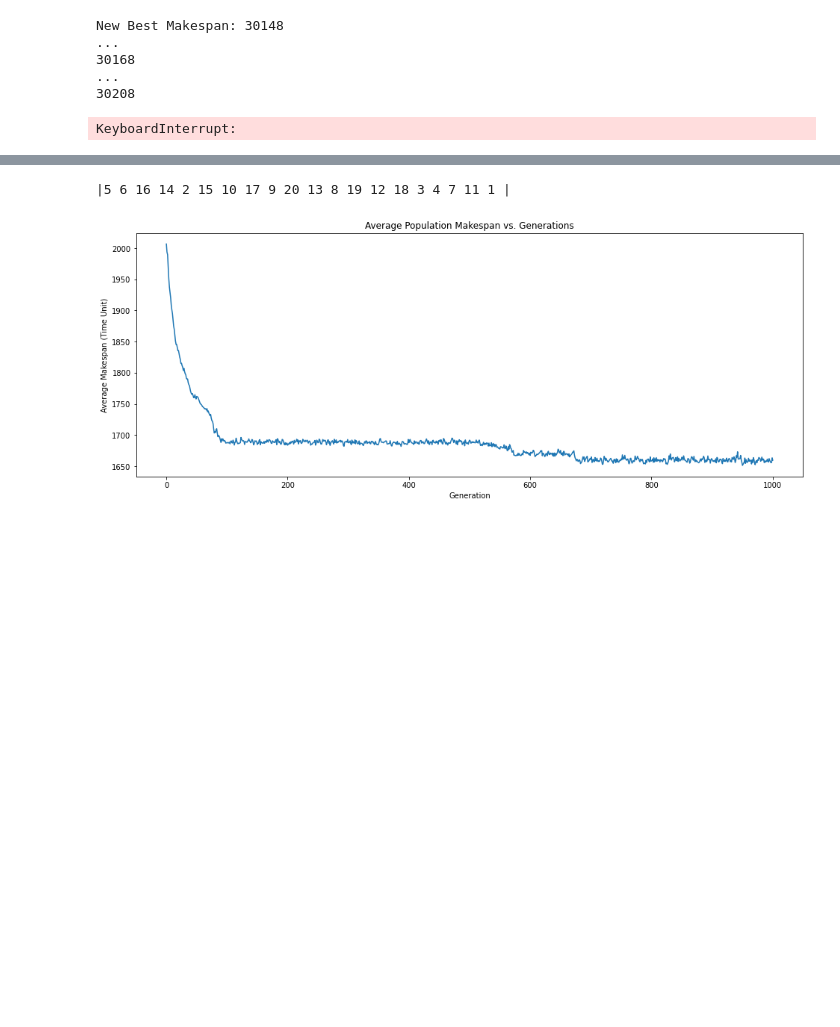
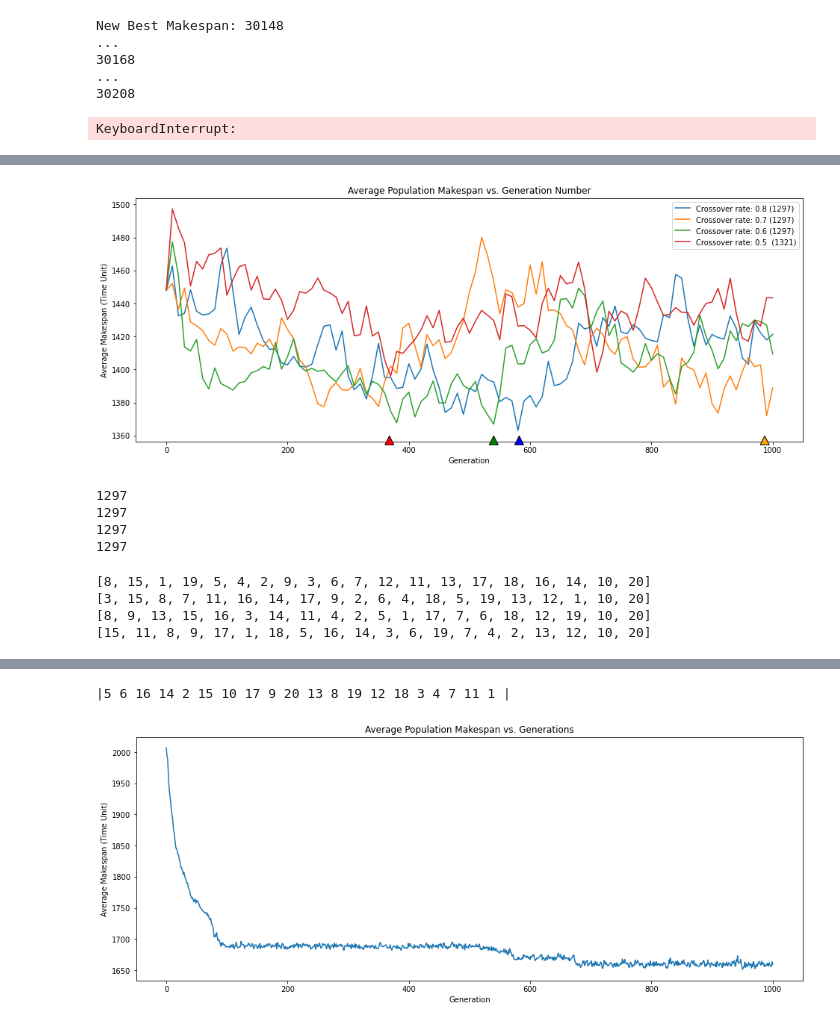
Before and after one commit to TedGraveson/GA-scheduling, a Jupyter notebook: Scheduling with Genetic Algorithms.ipynb, the cells around one changed output, grey strips where cells are left out. Cells and saved outputs as stored; diff of their text form; code cells hidden in the pictures; blank space fills up the shorter version.

```diff
--- a/Scheduling with Genetic Algorithms.ipynb
+++ b/Scheduling with Genetic Algorithms.ipynb
@@ -234,0 +290,40 @@ Iteration: 1000 Current_pop: 120 average_makespan: 1659.5416666666667
+# %%
+fig, ax = plt.subplots(1, figsize=(16,6))
+x_range = [x for x in range(0, 1001, 10)]
+ax.plot(x_range, d1[1][::10], label=f"Crossover rate: 0.8 ({d1[0].makespan()})")
+ax.plot(x_range, d2[1][::10], label=f"Crossover rate: 0.7 ({d2[0].makespan()})")
+ax.plot(x_range, d3[1][::10], label=f"Crossover rate: 0.6 ({d3[0].makespan()})")
+ax.plot(x_range, d4[1][::10], label=f"Crossover rate: 0.5  ({d4[0].makespan()})")
+sol_hist = [d1[1], d2[1], d3[1], d4[1]]
+cols = ['blue', 'orange', 'green', 'red']
+for i, sol in enumerate(sol_hist):
+    min_y = np.argmin(sol)
+    x, y = min_y, 1360
+    ax.annotate(f"", xy=(x, y), arrowprops=dict(facecolor=cols[i], shrink=0.05), xytext=(x, y-5))
+ax.set_title("Average Population Makespan vs. Generation Number")
+ax.set_xlabel(f"Generation")
+ax.set_ylabel("Average Makespan (Time Unit)")
+ax.legend()
+plt.show()
+# %% [output]
+[figure, added]
+# %%
+print(min(sol_hist1))
+print(min(sol_hist2))
+print(min(sol_hist3))
+print(min(sol_hist4))
+# %% [output]
+1297
+1297
+1297
+1297
+# %%
+print(s1.jobs)
+print(s2.jobs)
+print(s3.jobs)
+print(s4.jobs)
+# %% [output]
+[8, 15, 1, 19, 5, 4, 2, 9, 3, 6, 7, 12, 11, 13, 17, 18, 16, 14, 10, 20]
+[3, 15, 8, 7, 11, 16, 14, 17, 9, 2, 6, 4, 18, 5, 19, 13, 12, 1, 10, 20]
+[8, 9, 13, 15, 16, 3, 14, 11, 4, 2, 5, 1, 17, 7, 6, 18, 12, 19, 10, 20]
+[15, 11, 8, 9, 17, 1, 18, 5, 16, 14, 3, 6, 19, 7, 4, 2, 13, 12, 10, 20]
```
Also changed, not shown: parts of 12 cells of this notebook.
